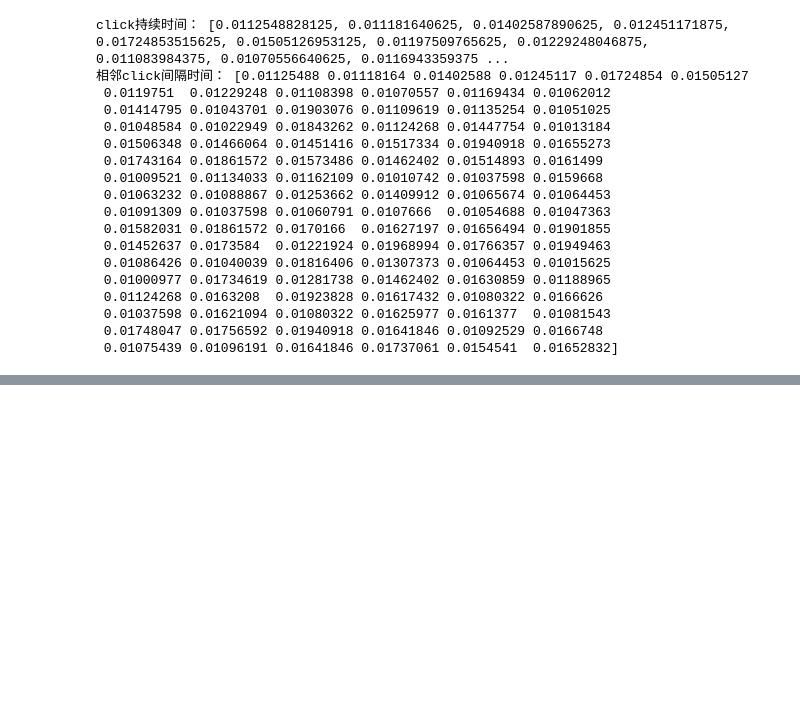
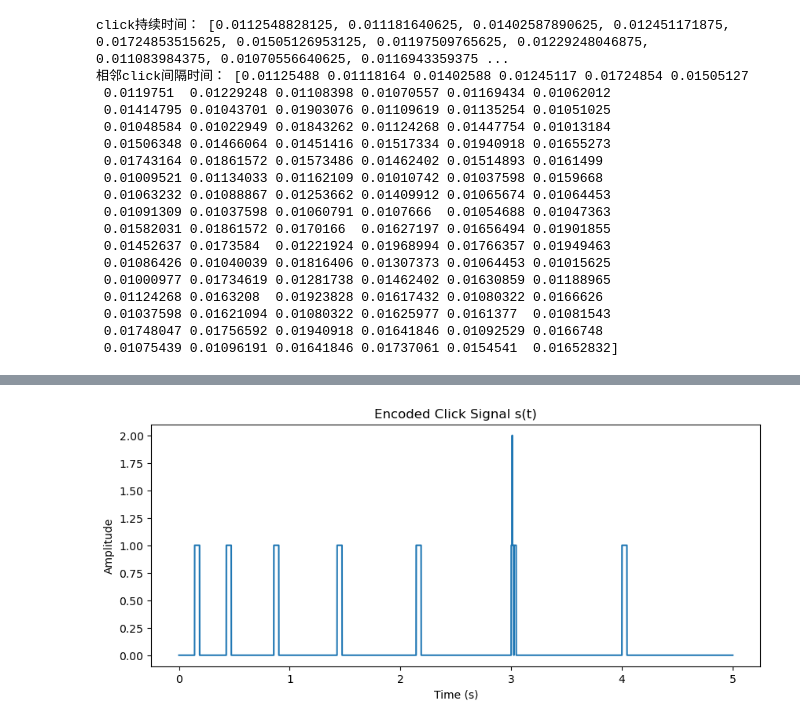
Before and after one commit to miraclebai/reproducibility, a Jupyter notebook: code/paper.ipynb, the cells around one changed output, grey strips where cells are left out. Cells and saved outputs as stored; diff of their text form; code cells hidden in the pictures; blank space fills up the shorter version.

```diff
--- a/code/paper.ipynb
+++ b/code/paper.ipynb
@@ -158,0 +163,57 @@ click持续时间： [0.0112548828125, 0.011181640625, 0.01402587890625, 0.01245
+# %%
+import numpy as np
+import matplotlib.pyplot as plt
+
+def calcu_d_min(T_c, n):
+    return T_c / (2**n - 1)
+
+def calcu_delays(d_min, n):
+    return [k * d_min for k in range(1, 2 ** n)]
+
+def click_signal(t, start_time, duration): # t time vector
+    signal = np.zeros_like(t)
+    start_index = int(start_time * len(t) / max(t))
+    end_index = start_index + int(duration * len(t) / max(t))
+    signal[start_index:end_index] = 1  # Set the signal to 1 during the click duration
+    return signal
+
+def generate_encoded_signal(T_c, n, click_durations, total_time):
+    """Generate the encoded click signal based on formula (2-3)."""
+    d_min = calcu_d_min(T_c, n)
+    delays = calcu_delays(d_min, n)
+
+    # Time vector
+    t = np.linspace(0, total_time, int(total_time * 1000))  # 1 ms time steps
+
+    # Generate the signal
+    s_t = np.zeros_like(t)
+    for j in range(len(delays)):
+        delay_sum = sum(delays[:j+1])  # Accumulated delay for this series
+        for l in range(len(click_durations)):
+            duration_sum = sum(click_durations[:l])  # Accumulated duration
+            click_start_time = delay_sum + duration_sum  # Start time for this click
+
+            # Add this click signal to the total signal
+            s_t += click_signal(t, click_start_time, click_durations[l])
+
+    return t, s_t
+
+
+# Parameters
+T_c = 1.0
+n = 3
+click_durations = [0.01, 0.015, 0.02]  # Duration for each click in seconds
+total_time = 5.0  # Total signal duration in seconds
+
+# Generate the encoded click signal
+t, s_t = generate_encoded_signal(T_c, n, click_durations, total_time)
+
+# Plot the result
+plt.figure(figsize=(10, 4))
+plt.plot(t, s_t)
+plt.title("Encoded Click Signal s(t)")
+plt.xlabel("Time (s)")
+plt.ylabel("Amplitude")
+plt.show()
+# %% [output]
+[figure, added]
```
Also changed, not shown: parts of 6 cells of this notebook, 3 other files.
